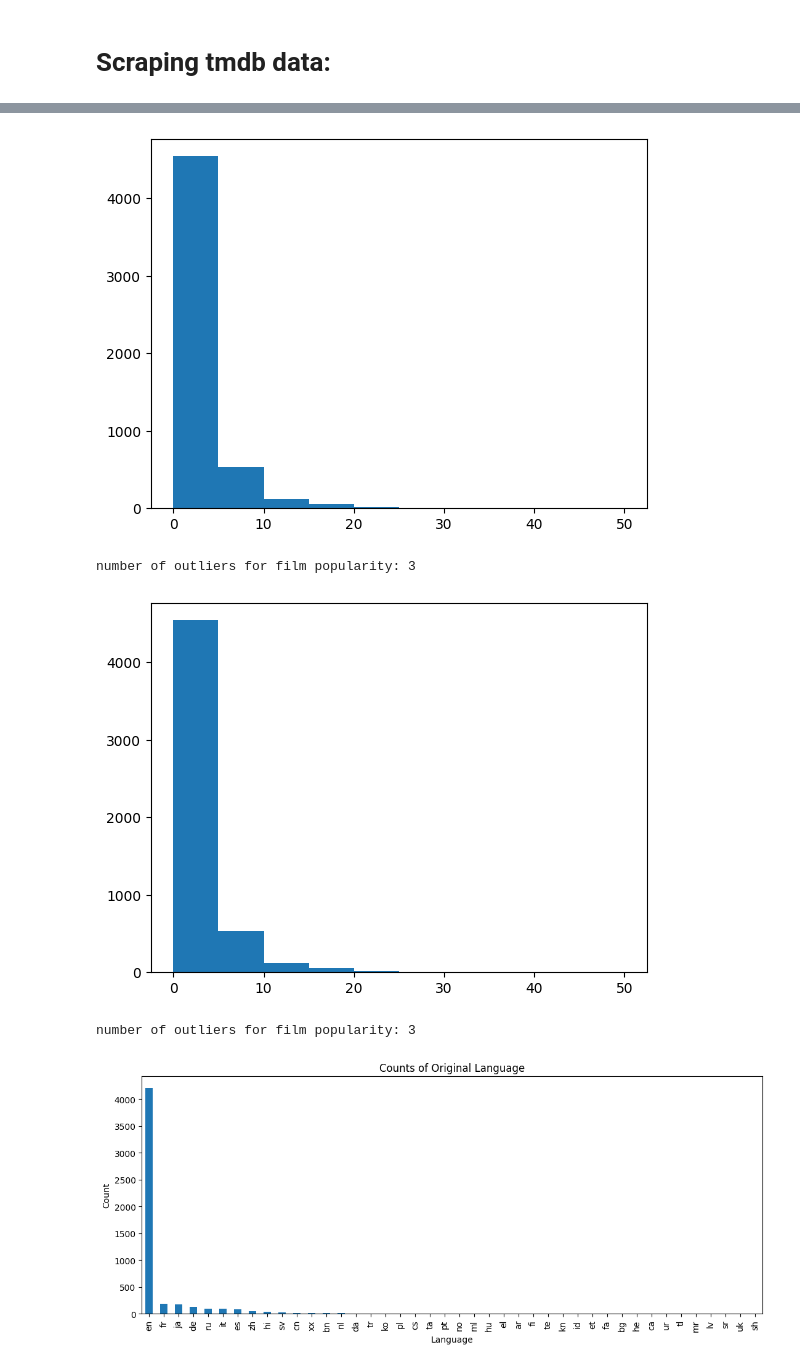
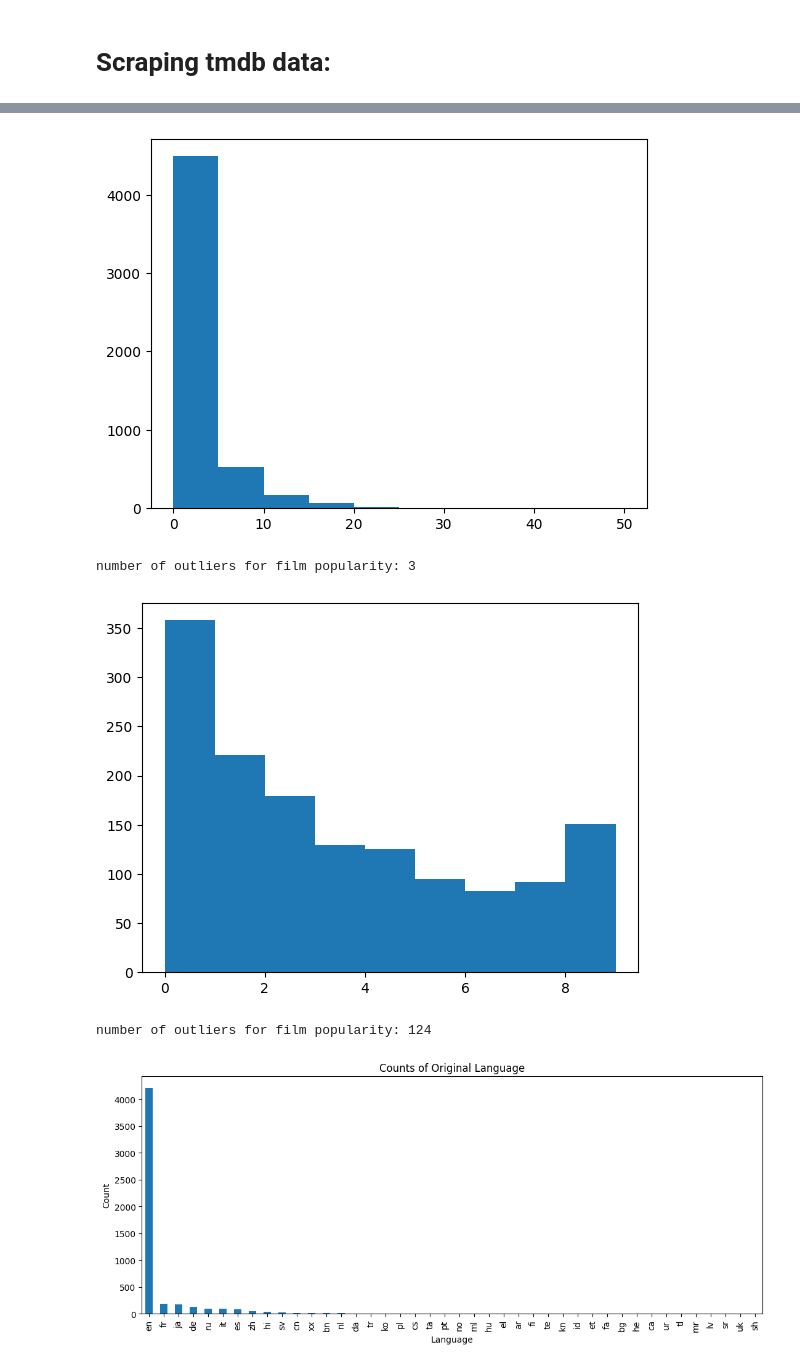
Before and after one commit to bruno-iorio/DALAS-project, a Jupyter notebook: Project.ipynb, the cells around one changed output, grey strips where cells are left out. Saved outputs shown, nothing was run; the diff lists cells and outputs as text; code cells hidden in the pictures.

Commit message:
corrected data with some analysis

```diff
--- a/Project.ipynb
+++ b/Project.ipynb
@@ -67,6 +45,7 @@ m
 # %% [markdown]
 # Scraping tmdb data:
 # %%
+
 needed = False
 if (needed==True):
     data = {
@@ -114,11 +93,10 @@ if (needed==True):
             if direc is None:
                 data['Director'].append(np.nan)
             if 'credits' in k and 'cast' in k['credits']:
-                for i in range(min(3, len(k['credits']['cast']))):
-                    data[f"Actor{i+1}"].append(k['credits']['cast'][i]['name'])
-                if len(k['credits']['cast']) < 3:
-                    for i in range(len(k['credits']['cast']), 3):
-                        data[f"Actor{i+1}"].append(np.nan)
+                for ii in range(min(3, len(k['credits']['cast']))):
+                    data[f"Actor{ii+1}"].append(k['credits']['cast'][ii]['name'])
+                for ii in range(len(k['credits']['cast']), 3):
+                    data[f"Actor{ii+1}"].append(np.nan)
 
             if "budget" in list(k.keys()):
                 data["budget_film"].append(k["budget"])
@@ -151,3 +129,4 @@ if (needed==True):
     display(df)
 else:
     df = pd.read_csv("data/raw/movie_adaptation_list.csv")
+df
@@ -229,19 +245,19 @@ x = df["popularity_film"]
 plt.hist(x,range=(x.min(), 50))
 plt.show()
 
-print(f"number of outliers for film popularity: {(x>x.mean() + 5*x.std()).sum().sum()}")
+print(f"number of outliers for film popularity: {(x>x.mean() + 3*x.std()).sum().sum()}")
 # %% [output]
-[figure, old version]
+[figure, new version]
 number of outliers for film popularity: 3
 # %%
-x = df["popularity_film"]
-plt.hist(x,range=(x.min(), 50))
+x = df["vote_count_film"]
+plt.hist(x,range(0,10))
 plt.show()
 
-print(f"number of outliers for film popularity: {(x>x.mean() + 5*x.std()).sum().sum()}")
+print(f"number of outliers for film popularity: {(x>x.mean() + 3*x.std()).sum().sum()}")
 # %% [output]
-[figure, old version]
+[figure, new version]
-number of outliers for film popularity: 3
+number of outliers for film popularity: 124
 # %%
 x = df["original_language"]
 x.value_counts().plot(kind='bar', figsize=(13, 5), title='Counts of Original Language')
```
Also changed, not shown: parts of 11 cells of this notebook, 2 other files.
